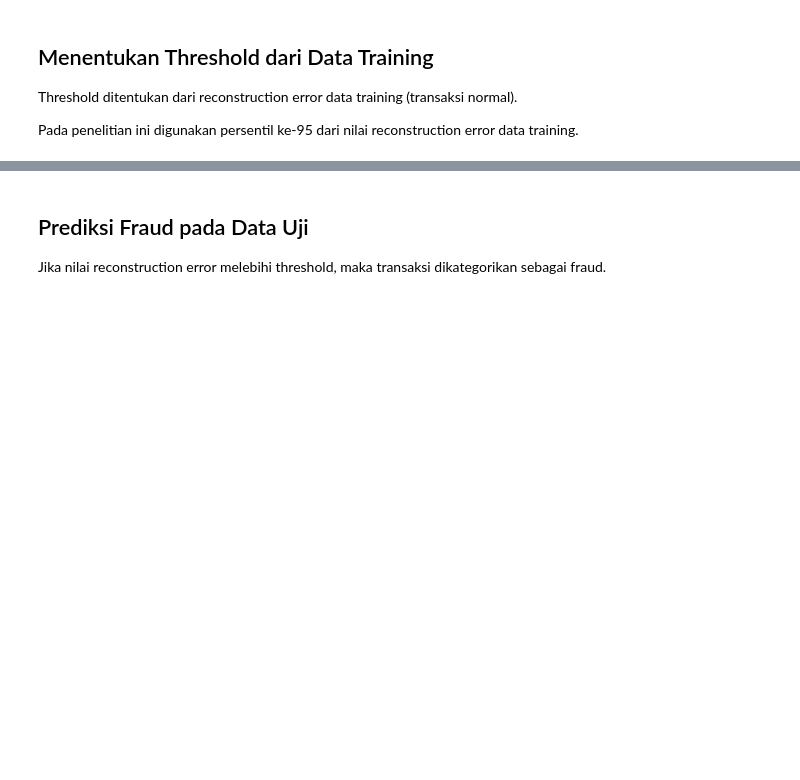
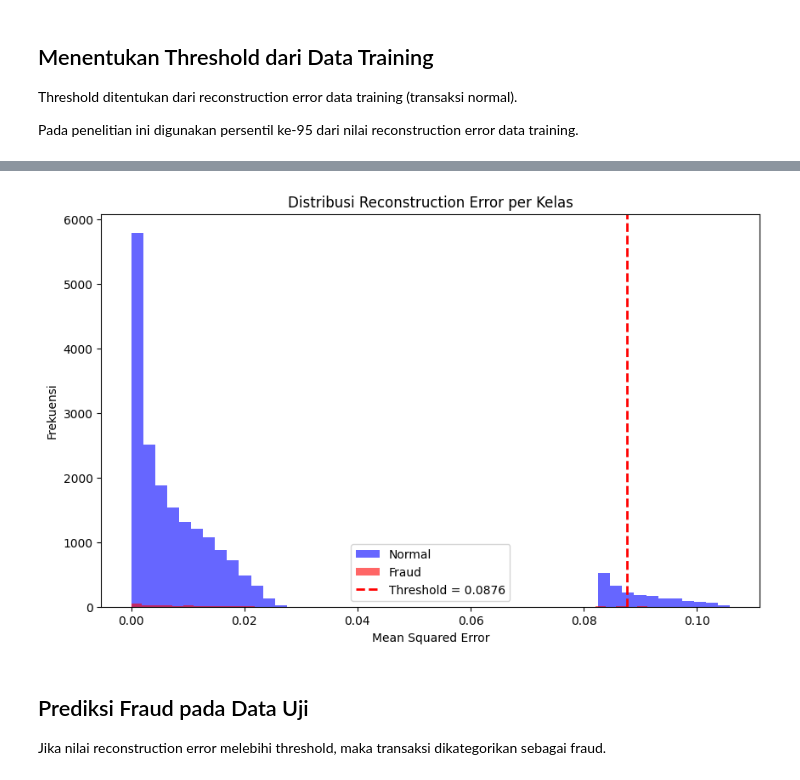
Before and after one commit to gibranW04/UASml, a Jupyter notebook: main.ipynb, the cells around one changed output, grey strips where cells are left out. Saved outputs shown, nothing was run; the diff lists cells and outputs as text; code cells hidden in the pictures; blank space fills up the shorter version.

```diff
--- a/main.ipynb
+++ b/main.ipynb
@@ -433,3 +445,15 @@ Threshold : 0.2024660562624021
+# %%
+plt.figure(figsize=(10, 6))
+plt.hist(mse_test[y_test == 0], bins=50, alpha=0.6, label='Normal', color='blue')
+plt.hist(mse_test[y_test == 1], bins=50, alpha=0.6, label='Fraud', color='red')
+plt.axvline(threshold, color='red', linestyle='--', linewidth=2, label=f'Threshold = {threshold:.4f}')
+plt.title('Distribusi Reconstruction Error per Kelas')
+plt.xlabel('Mean Squared Error')
+plt.ylabel('Frekuensi')
+plt.legend()
+plt.show()
+# %% [output]
+[figure, added]
 # %% [markdown]
 ## Prediksi Fraud pada Data Uji
 
```
Also changed, not shown: parts of 14 cells of this notebook.
